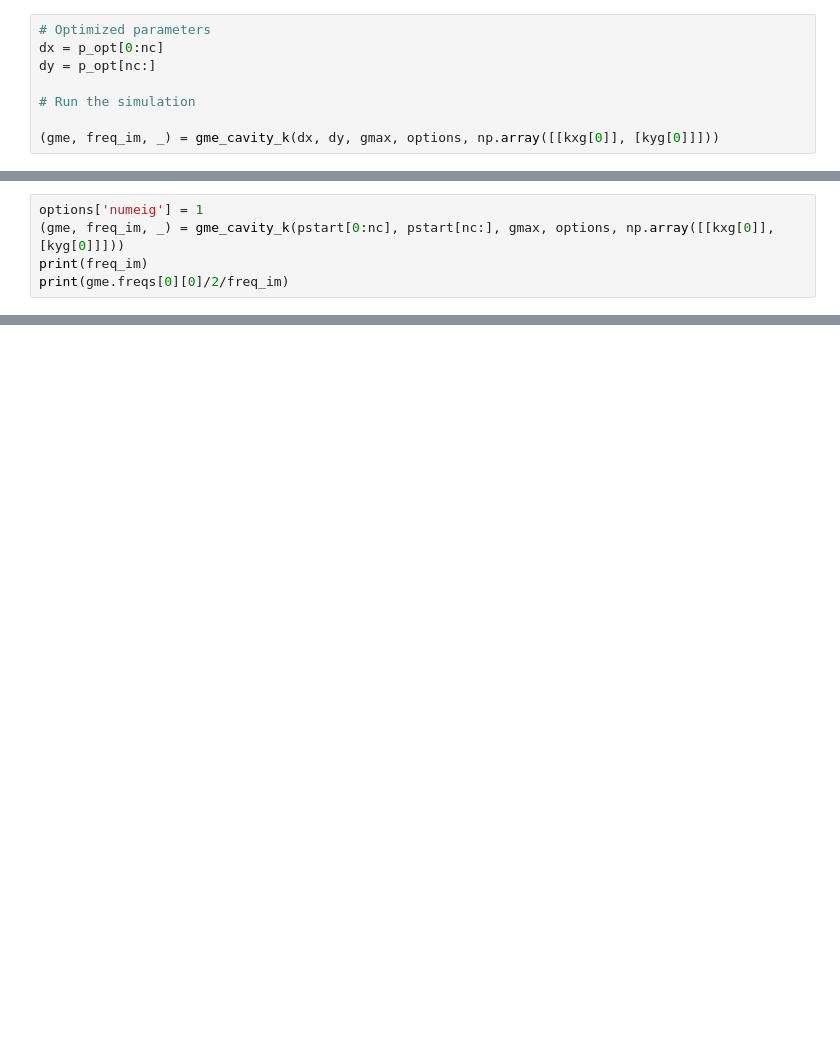
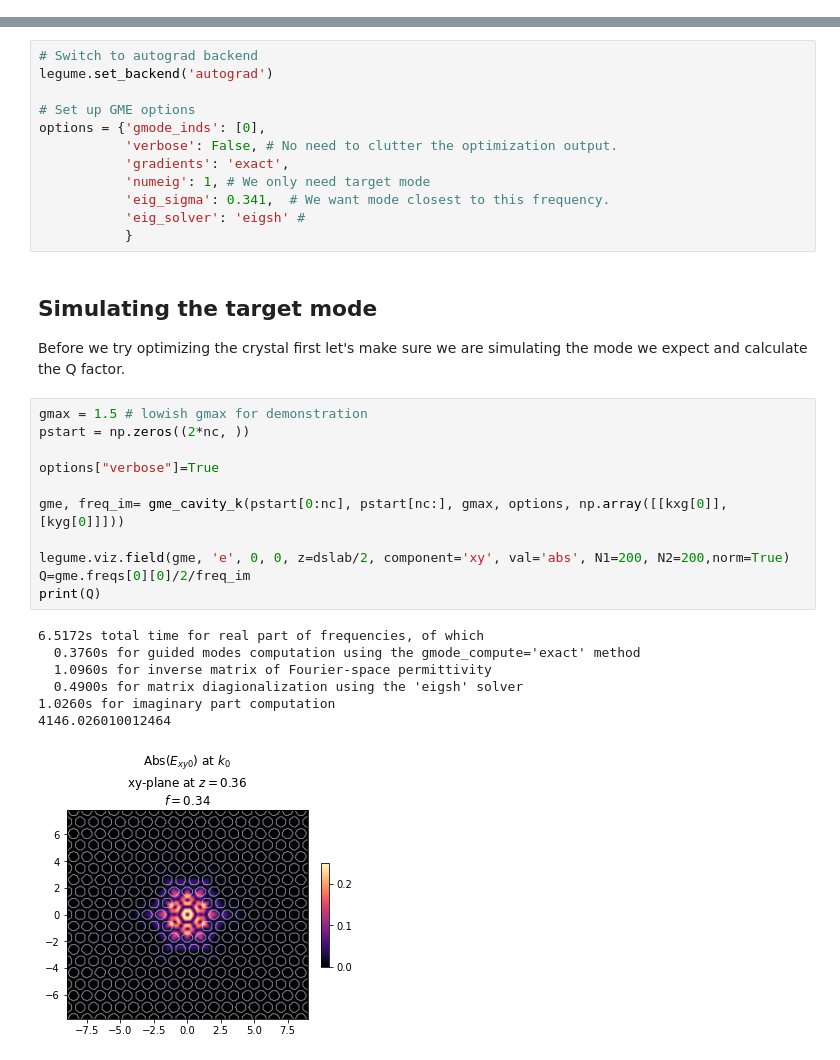
Before and after one commit to ENPH-2113-Silicon-Photonics/legume, a Jupyter notebook: chickpea_docs/07_Optimizing_the_H2_Cavity.ipynb, the cells around one changed output, grey strips where cells are left out. Drawn from its saved outputs; the diff is of its cells as text; blank space fills up the shorter version.

Commit message:
07 Optimizing the H2 Cavity Finished.
Added aux_files folder for pickled objects and images.

```diff
--- a/chickpea_docs/07_Optimizing_the_H2_Cavity.ipynb
+++ b/chickpea_docs/07_Optimizing_the_H2_Cavity.ipynb
@@ -218,8 +13,0 @@ Note that the Q increased by almost two orders of magnitude in just 10 steps of
-# %%
-# Optimized parameters
-dx = p_opt[0:nc]
-dy = p_opt[nc:]
-
-# Run the simulation
-
-(gme, freq_im, _) = gme_cavity_k(dx, dy, gmax, options, np.array([[kxg[0]], [kyg[0]]]))
@@ -244,5 +13,0 @@ print(gme.freqs[0][0]/2/freq_im)
-# %%
-options['numeig'] = 1
-(gme, freq_im, _) = gme_cavity_k(pstart[0:nc], pstart[nc:], gmax, options, np.array([[kxg[0]], [kyg[0]]]))
-print(freq_im)
-print(gme.freqs[0][0]/2/freq_im)
@@ -273,0 +226,36 @@ plt.imshow(eps_start-eps_opt)
+# %%
+# Switch to autograd backend
+legume.set_backend('autograd')
+
+# Set up GME options
+options = {'gmode_inds': [0],
+           'verbose': False, # No need to clutter the optimization output.
+           'gradients': 'exact',
+           'numeig': 1, # We only need target mode
+           'eig_sigma': 0.341,  # We want mode closest to this frequency.
+           'eig_solver': 'eigsh' #
+           }
+# %% [markdown]
+## Simulating the target mode
+
+Before we try optimizing the crystal first let's make sure we are simulating the mode we expect and calculate
+the Q factor.
+# %%
+gmax = 1.5 # lowish gmax for demonstration
+pstart = np.zeros((2*nc, ))
+
+options["verbose"]=True
+
+gme, freq_im= gme_cavity_k(pstart[0:nc], pstart[nc:], gmax, options, np.array([[kxg[0]], [kyg[0]]]))
+
+legume.viz.field(gme, 'e', 0, 0, z=dslab/2, component='xy', val='abs', N1=200, N2=200,norm=True)
+Q=gme.freqs[0][0]/2/freq_im
+print(Q)
+# %% [output]
+6.5172s total time for real part of frequencies, of which
+  0.3760s for guided modes computation using the gmode_compute='exact' method
+  1.0960s for inverse matrix of Fourier-space permittivity
+  0.4900s for matrix diagionalization using the 'eigsh' solver
+1.0260s for imaginary part computation
+4146.026010012464
+[figure, added]
```
Also changed, not shown: parts of 50 cells of this notebook.
